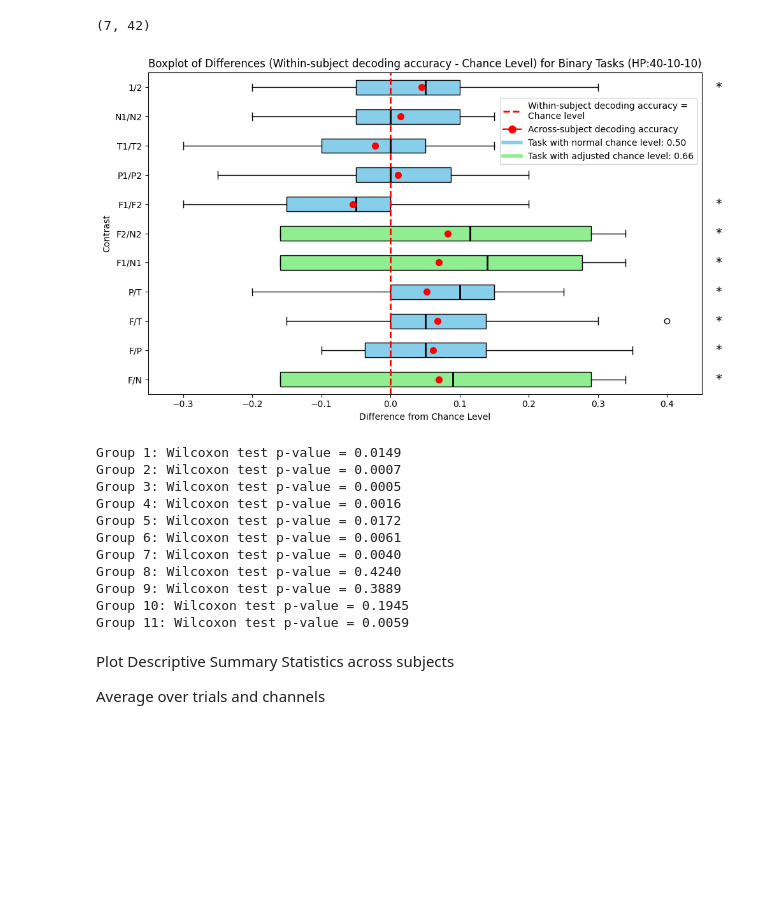
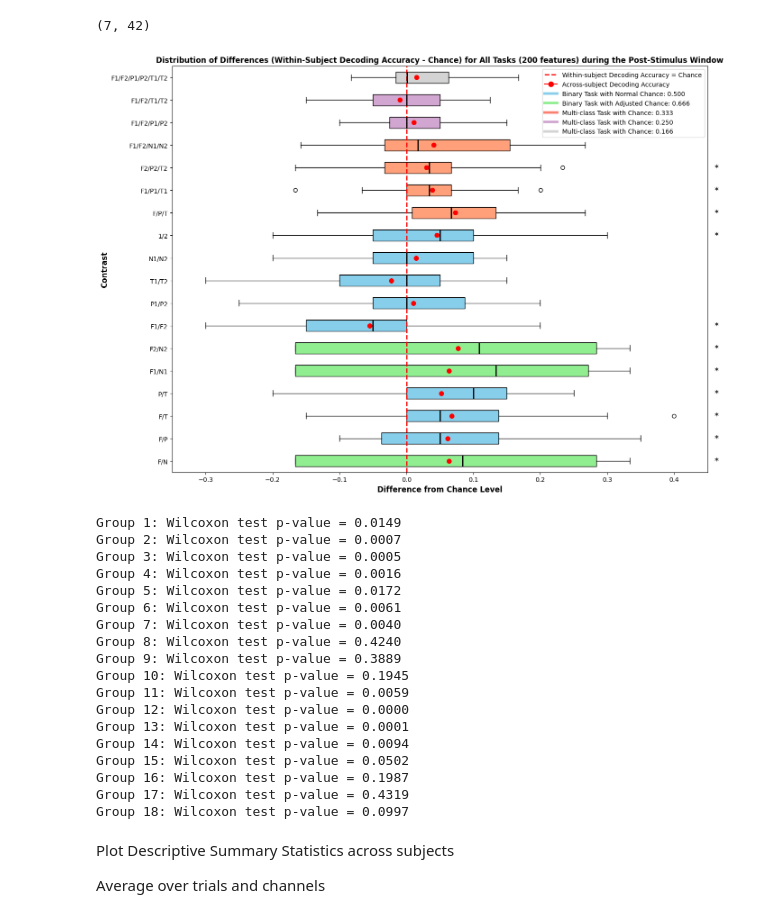
Before and after one commit to DonEnricoEsteve/ML_NN_Project, a Jupyter notebook: MEG_decoding.ipynb, the cells around one changed output. Saved outputs shown, nothing was run; the diff lists cells and outputs as text; code cells hidden in the pictures; blank space fills up the shorter version.

```diff
--- a/MEG_decoding.ipynb
+++ b/MEG_decoding.ipynb
@@ -802,7 +745,7 @@ def reshape_data(data_dict, conditions):
 Define the base directory and conditions
 # %%
 # Define where input data are located
-base_dir = "Z:\Don\ML_Project\Window files\M100\Preprocessed_dec_pseudo_PCA"
+# base_dir = "Z:\Don\ML_Project\Window files\M100\Preprocessed_dec_pseudo_PCA"
 
 # Define the conditions for binary classification
 binary_conditions_12 = [
@@ -1412,21 +1343,26 @@ list_binary_accuracies.shape
 
 list_multi_accuracies = np.load("Z:/Don/ML_Project/Results/list_multi_accuracies_40_10_10.npy")
 list_multi_accuracies.shape
+
+list_binary_multi_40_10_10 = np.vstack((list_binary_accuracies, list_multi_accuracies))
+list_binary_multi_40_10_10.shape
 # %% [output]
 (7, 42)
 # %%
 # Multiple chance levels corresponding to each list of accuracies
-chance_levels = [0.66, 0.50, 0.50,
-                 0.50, 0.66, 0.66,
-                 0.50, 0.50, 0.50,
-                 0.50, 0.50]
+chance_levels = [0.666, 0.500, 0.500,
+                 0.500, 0.666, 0.666,
+                 0.500, 0.500, 0.500,
+                 0.500, 0.500, 0.333,
+                 0.333, 0.333, 0.333,
+                 0.250, 0.250, 0.166]
 
 # Prepare to collect results for plotting
 all_differences = []
 all_p_values = []
 
 # Loop through each list of accuracies and corresponding chance level
-for idx, (accuracies, chance_level) in enumerate(zip(list_binary_accuracies, chance_levels)):
+for idx, (accuracies, chance_level) in enumerate(zip(list_binary_multi_40_10_10, chance_levels)):
     # Step 1: Subtract the chance level from each accuracy
     differences = np.array(accuracies) - chance_level
     all_differences.append(differences)
@@ -1436,7 +1372,7 @@ for idx, (accuracies, chance_level) in enumerate(zip(list_binary_accuracies, cha
     all_p_values.append(p_value)
 
 # Set up the figure for plotting
-fig, ax = plt.subplots(figsize=(10, 6))
+fig, ax = plt.subplots(figsize=(14, 10))
 
 # Step 3a: Create a Boxplot of the differences for each list
 boxes = ax.boxplot(all_differences, vert=False, patch_artist=True,
@@ -1448,6 +1384,12 @@ boxes = ax.boxplot(all_differences, vert=False, patch_artist=True,
 for i, box in enumerate(boxes['boxes']):
     if i == 0 or i == 4 or i == 5:
         box.set_facecolor('lightgreen')
+    elif i == 11 or i == 12 or i == 13 or i == 14:
+        box.set_facecolor('lightsalmon')
+    elif i == 15 or i == 16:
+        box.set_facecolor('#D1A6D0')
+    elif i == 17:
+        box.set_facecolor('lightgray')
 
 # Manual asterisk placement (Define which datasets should have which symbols)
 asterisks = {
@@ -1459,52 +1401,68 @@ asterisks = {
     5: '*',
     6: '*',
     10: '*',
+    11: "*",
+    12: "*",
+    13: "*"
 }
 
 # Add the asterisks manually to the bars
 for idx, symbol in asterisks.items():
-    ax.text(0.47, idx + 1, symbol, va='center', ha='left', color='black', fontsize=14)
+    ax.text(0.46, idx + 1, symbol, va='center', ha='left', color='black', fontsize=14)
 
 # Add only one chance level line (reference line)
-ax.axvline(x=0, color='red', linestyle='--', linewidth=2, label='Within-subject decoding accuracy =\nChance level')
+ax.axvline(x=0, color='red', linestyle='--', linewidth=2, label='Within-subject Decoding Accuracy = Chance')
 
 # Create a custom legend for the mean marker
 mean_marker = Line2D([0], [0], color='red', marker='o', markersize=8, label='Across-subject decoding accuracy')
 
 # Create a custom legend for the blue boxplots
-blue_box_legend = Line2D([0], [0], color='skyblue', lw=4, label='Task with normal chance levels (0.50)')
+blue_box_legend = Line2D([0], [0], color='skyblue', lw=4, label='Binary Task with normal chance levels (0.50)')
 
 # Create a custom legend for the green boxplots (highlighted tasks)
-green_box_legend = Line2D([0], [0], color='lightgreen', lw=4, label='Task with adjusted chance levels (0.66)')
+green_box_legend = Line2D([0], [0], color='lightgreen', lw=4, label='Binary Task with adjusted chance levels (0.66)')
+
+# Create a custom legend for the green boxplots (highlighted tasks)
+salmon_box_legend = Line2D([0], [0], color='salmon', lw=4, label='Multi-class Tasks with Chance: 0.333')
+
+# Create a custom legend for the green boxplots (highlighted tasks)
+lavender_box_legend = Line2D([0], [0], color='#D1A6D0', lw=4, label='Multi-class Tasks with Chance: 0.250')
+
+# Create a custom legend for the green boxplots (highlighted tasks)
+lightgray_box_legend = Line2D([0], [0], color='lightgray', lw=4, label='Multi-class Tasks with Chance: 0.166')
 
 # Add titles and labels for both plots
-ax.set_title('Boxplot of Differences (Within-subject decoding accuracy - Chance Level) for Binary Tasks (HP:40-10-10)')
-ax.set_xlabel('Difference from Chance Level')
-ax.set_ylabel('Contrast')
+ax.set_title('Distribution of Differences (Within-Subject Decoding Accuracy - Chance) for All Tasks (200 features) during the Post-Stimulus Window', fontdict={'fontsize':12, 'fontweight':'bold'})
+ax.set_xlabel('Difference from Chance Level', fontdict={'fontsize':12, 'fontweight':'bold'})
+ax.set_ylabel('Contrast', fontdict={'fontsize':12, 'fontweight':'bold'})
 
 # Add legend for the chance level line
 # This will ensure that the legend only shows once for the chance level line
 handles, labels = ax.get_legend_handles_labels()
-ax.legend(handles + [mean_marker, blue_box_legend, green_box_legend],
-          labels + ['Across-subject decoding accuracy', 'Task with normal chance level: 0.50', 'Task with adjusted chance level: 0.66'],
-          loc='upper right', bbox_to_anchor=(1, 0.935))
+ax.legend(handles + [mean_marker, blue_box_legend, green_box_legend, salmon_box_legend, lavender_box_legend, lightgray_box_legend],
+          labels + ['Across-subject Decoding Accuracy', 'Binary Task with Normal Chance: 0.500',
+                    'Binary Task with Adjusted Chance: 0.666', "Multi-class Task with Chance: 0.333",
+                    "Multi-class Task with Chance: 0.250", "Multi-class Task with Chance: 0.166"],
+          loc='upper right', bbox_to_anchor=(1, 1))
 
 # Set x and y limits for better visualization
 ax.set_xlim(-0.35, 0.45)
 
 # Set custom labels for the boxplot
-y_labels = ["F/N", "F/P", "F/T", "P/T", "F1/N1", "F2/N2", "F1/F2", "P1/P2", "T1/T2", "N1/N2", "1/2"]  # Custom labels
+y_labels = ["F/N", "F/P", "F/T", "P/T", "F1/N1", "F2/N2",
+            "F1/F2", "P1/P2", "T1/T2", "N1/N2", "1/2", "F/P/T",
+            "F1/P1/T1", "F2/P2/T2", "F1/F2/N1/N2", "F1/F2/P1/P2", "F1/F2/T1/T2", "F1/F2/P1/P2/T1/T2"]  # Custom labels
 ax.set_yticklabels(y_labels)
 
 # Display the plot
 plt.tight_layout()
 plt.show()
 
-# Output Wilcoxon test results for each group
-for i, p_value in enumerate(all_p_values):
-    print(f"Group {i + 1}: Wilcoxon test p-value = {p_value:.4f}")
+# # Output Wilcoxon test results for each group
+# for i, p_value in enumerate(all_p_values):
+#     print(f"Group {i + 1}: Wilcoxon test p-value = {p_value:.4f}")
 # %% [output]
-[figure, old version]
+[figure, new version]
 Group 1: Wilcoxon test p-value = 0.0149
 Group 2: Wilcoxon test p-value = 0.0007
 Group 3: Wilcoxon test p-value = 0.0005
@@ -1516,6 +1474,13 @@ Group 8: Wilcoxon test p-value = 0.4240
 Group 9: Wilcoxon test p-value = 0.3889
 Group 10: Wilcoxon test p-value = 0.1945
 Group 11: Wilcoxon test p-value = 0.0059
+Group 12: Wilcoxon test p-value = 0.0000
+Group 13: Wilcoxon test p-value = 0.0001
+Group 14: Wilcoxon test p-value = 0.0094
+Group 15: Wilcoxon test p-value = 0.0502
+Group 16: Wilcoxon test p-value = 0.1987
+Group 17: Wilcoxon test p-value = 0.4319
+Group 18: Wilcoxon test p-value = 0.0997
 # %% [markdown]
 Plot Descriptive Summary Statistics across subjects
 
```
Also changed, not shown: parts of 19 cells of this notebook.
